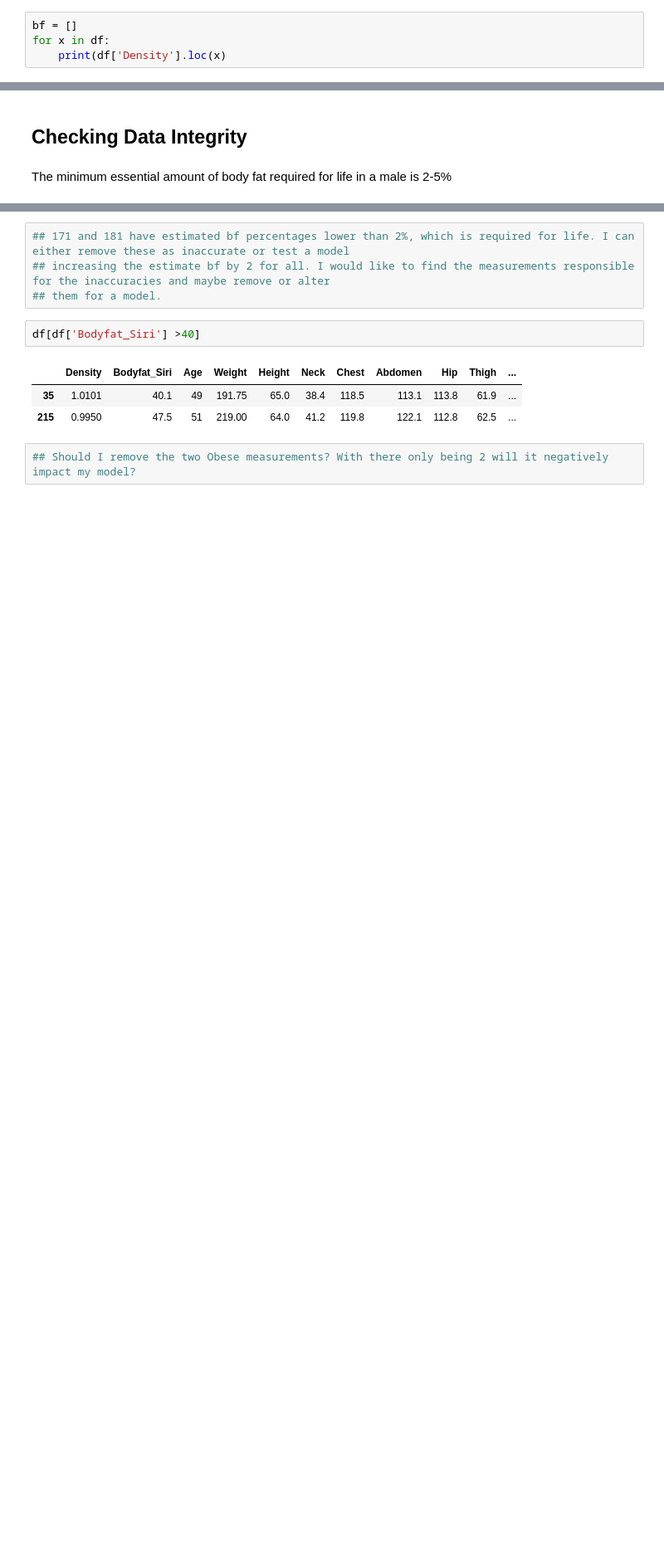
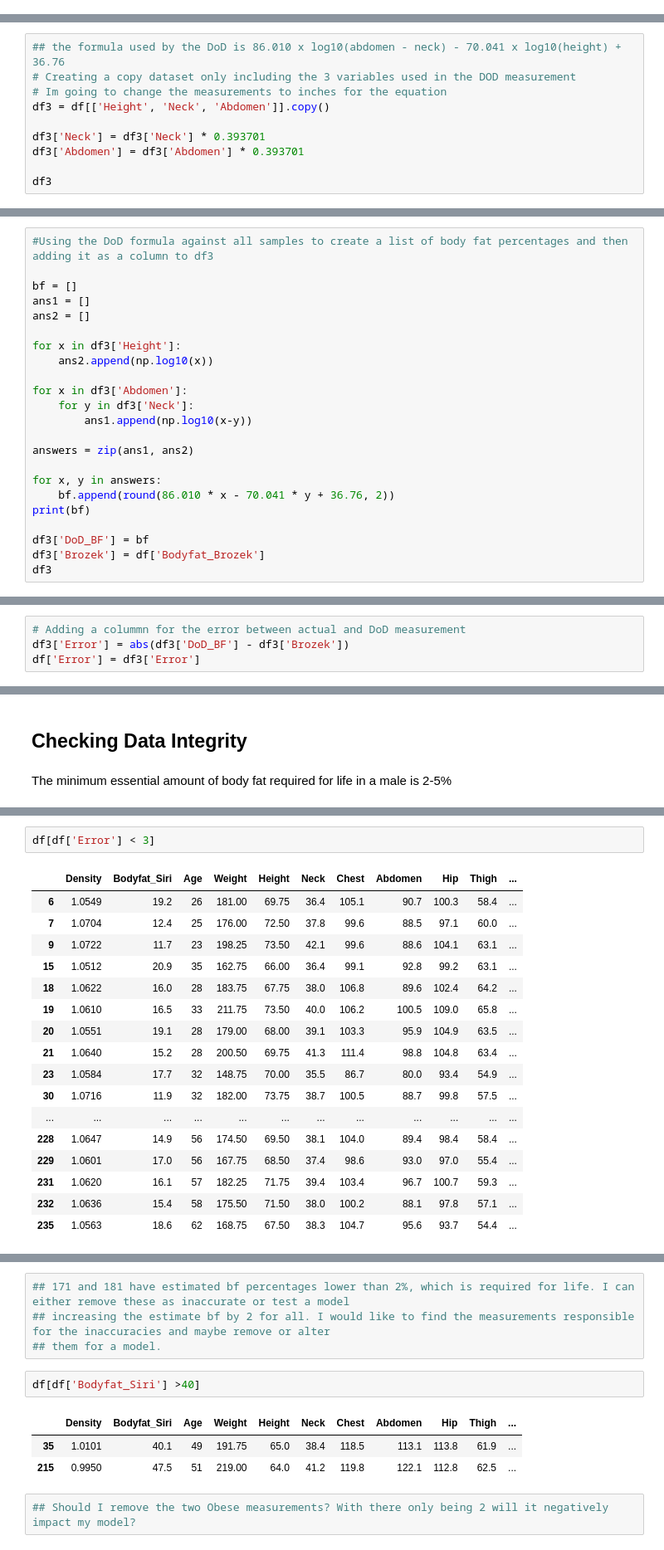
Before and after one commit to Thegreatesthumphrey/Prediction-Model-for-Total-Body-Fat-in-Adult-Men, a Jupyter notebook: Data Set Analysis.ipynb, the cells around one changed output, grey strips where cells are left out. Shown at 83% size. Drawn from its saved outputs; the diff is of its cells as text; blank space fills up the shorter version.

```diff
--- a/Data Set Analysis.ipynb
+++ b/Data Set Analysis.ipynb
@@ -21,4 +16,0 @@ The data set acquired is taken from 252 adult male samples. That being said, any
-# %%
-bf = []
-for x in df:
-    print(df['Density'].loc(x)
@@ -85,0 +61,10 @@ Name: Hip, Length: 252, dtype: float64
+# %%
+## the formula used by the DoD is 86.010 x log10(abdomen - neck) - 70.041 x log10(height) + 36.76
+# Creating a copy dataset only including the 3 variables used in the DOD measurement
+# Im going to change the measurements to inches for the equation
+df3 = df[['Height', 'Neck', 'Abdomen']].copy()
+
+df3['Neck'] = df3['Neck'] * 0.393701
+df3['Abdomen'] = df3['Abdomen'] * 0.393701
+
+df3
@@ -85,0 +85,23 @@ Name: Hip, Length: 252, dtype: float64
+# %%
+#Using the DoD formula against all samples to create a list of body fat percentages and then adding it as a column to df3
+
+bf = []
+ans1 = []
+ans2 = []
+
+for x in df3['Height']:
+    ans2.append(np.log10(x))
+
+for x in df3['Abdomen']:
+    for y in df3['Neck']:
+        ans1.append(np.log10(x-y))
+
+answers = zip(ans1, ans2)
+
+for x, y in answers:
+    bf.append(round(86.010 * x - 70.041 * y + 36.76, 2))
+print(bf)
+
+df3['DoD_BF'] = bf
+df3['Brozek'] = df['Bodyfat_Brozek']
+df3
@@ -85,0 +123,4 @@ Name: Hip, Length: 252, dtype: float64
+# %%
+# Adding a colummn for the error between actual and DoD measurement
+df3['Error'] = abs(df3['DoD_BF'] - df3['Brozek'])
+df['Error'] = df3['Error']
@@ -109,0 +183,20 @@ memory usage: 35.6 KB
+# %%
+df[df['Error'] < 3]
+# %% [output]
+|  | Density | Bodyfat_Siri | Age | Weight | Height | Neck | Chest | Abdomen | Hip | Thigh | ... |
+| 6 | 1.0549 | 19.2 | 26 | 181.00 | 69.75 | 36.4 | 105.1 | 90.7 | 100.3 | 58.4 | ... |
+| 7 | 1.0704 | 12.4 | 25 | 176.00 | 72.50 | 37.8 | 99.6 | 88.5 | 97.1 | 60.0 | ... |
+| 9 | 1.0722 | 11.7 | 23 | 198.25 | 73.50 | 42.1 | 99.6 | 88.6 | 104.1 | 63.1 | ... |
+| 15 | 1.0512 | 20.9 | 35 | 162.75 | 66.00 | 36.4 | 99.1 | 92.8 | 99.2 | 63.1 | ... |
+| 18 | 1.0622 | 16.0 | 28 | 183.75 | 67.75 | 38.0 | 106.8 | 89.6 | 102.4 | 64.2 | ... |
+| 19 | 1.0610 | 16.5 | 33 | 211.75 | 73.50 | 40.0 | 106.2 | 100.5 | 109.0 | 65.8 | ... |
+| 20 | 1.0551 | 19.1 | 28 | 179.00 | 68.00 | 39.1 | 103.3 | 95.9 | 104.9 | 63.5 | ... |
+| 21 | 1.0640 | 15.2 | 28 | 200.50 | 69.75 | 41.3 | 111.4 | 98.8 | 104.8 | 63.4 | ... |
+| 23 | 1.0584 | 17.7 | 32 | 148.75 | 70.00 | 35.5 | 86.7 | 80.0 | 93.4 | 54.9 | ... |
+| 30 | 1.0716 | 11.9 | 32 | 182.00 | 73.75 | 38.7 | 100.5 | 88.7 | 99.8 | 57.5 | ... |
+| ... | ... | ... | ... | ... | ... | ... | ... | ... | ... | ... | ... |
+| 228 | 1.0647 | 14.9 | 56 | 174.50 | 69.50 | 38.1 | 104.0 | 89.4 | 98.4 | 58.4 | ... |
+| 229 | 1.0601 | 17.0 | 56 | 167.75 | 68.50 | 37.4 | 98.6 | 93.0 | 97.0 | 55.4 | ... |
+| 231 | 1.0620 | 16.1 | 57 | 182.25 | 71.75 | 39.4 | 103.4 | 96.7 | 100.7 | 59.3 | ... |
+| 232 | 1.0636 | 15.4 | 58 | 175.50 | 71.50 | 38.0 | 100.2 | 88.1 | 97.8 | 57.1 | ... |
+| 235 | 1.0563 | 18.6 | 62 | 168.75 | 67.50 | 38.3 | 104.7 | 95.6 | 93.7 | 54.4 | ... |
```
Also changed, not shown: parts of 18 cells of this notebook.
